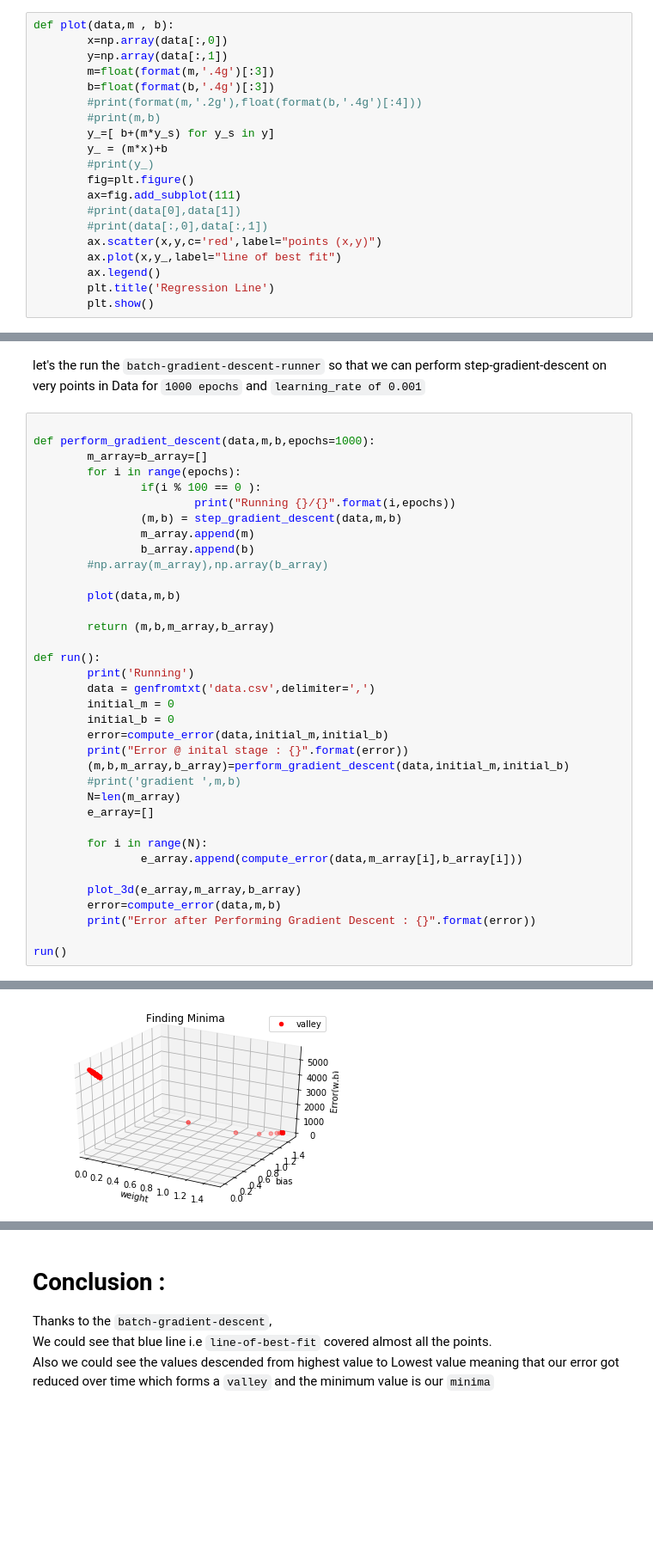
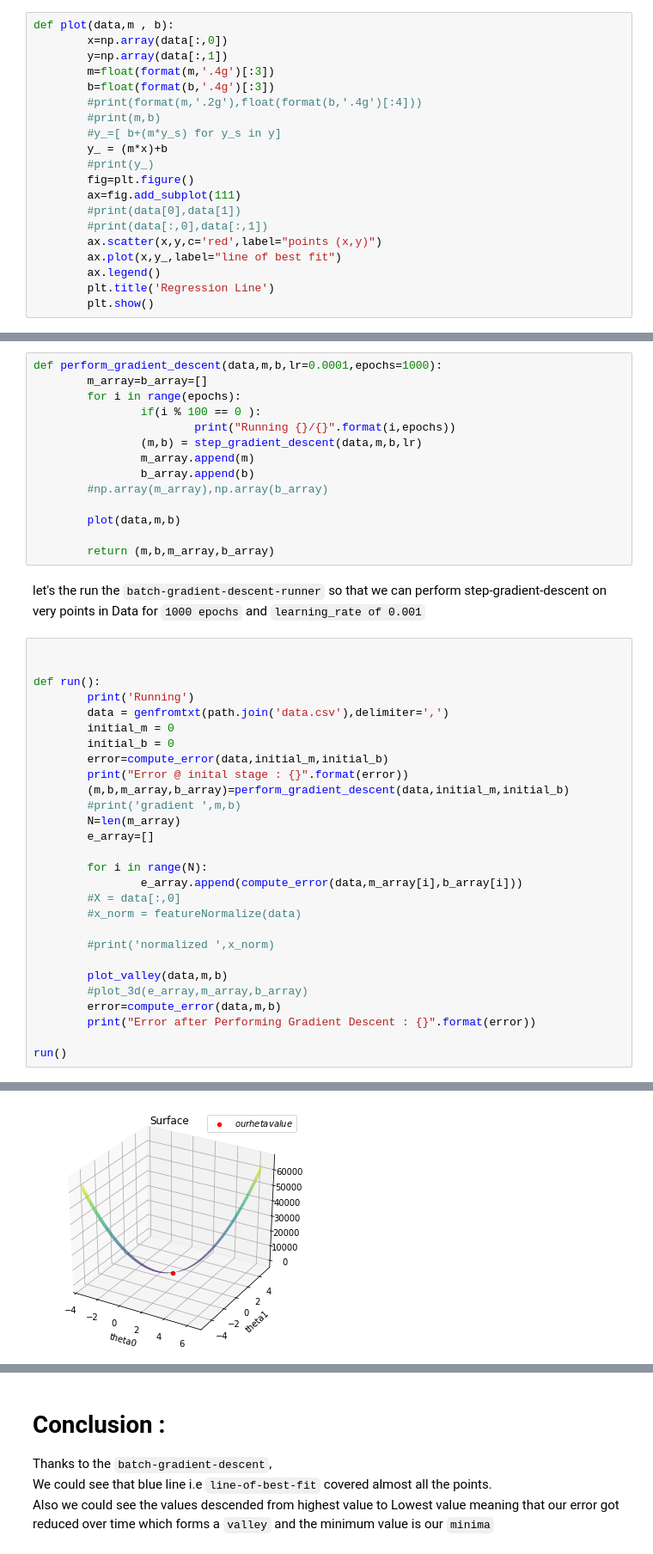
Before and after one commit to guruprasaad123/ml_for_life, a Jupyter notebook: from_scratch/gradient-descent/batch-gradient-descent.ipynb, the cells around one changed output, grey strips where cells are left out. Shown at 86% size. Drawn from its saved outputs; the diff is of its cells as text; blank space fills up the shorter version.

```diff
--- a/from_scratch/gradient-descent/batch-gradient-descent.ipynb
+++ b/from_scratch/gradient-descent/batch-gradient-descent.ipynb
@@ -54,7 +64,7 @@ def plot(data,m , b):
         b=float(format(b,'.4g')[:3])
         #print(format(m,'.2g'),float(format(b,'.4g')[:4]))
         #print(m,b)
-        y_=[ b+(m*y_s) for y_s in y]
+        #y_=[ b+(m*y_s) for y_s in y]
         y_ = (m*x)+b
         #print(y_)
         fig=plt.figure()
@@ -85,24 +148,25 @@ def plot_3d(error,m,b):
+# %%
+def perform_gradient_descent(data,m,b,lr=0.0001,epochs=1000):
+        m_array=b_array=[]
+        for i in range(epochs):
+                if(i % 100 == 0 ):
+                        print("Running {}/{}".format(i,epochs))
+                (m,b) = step_gradient_descent(data,m,b,lr)
+                m_array.append(m)
+                b_array.append(b)
+        #np.array(m_array),np.array(b_array)
+
+        plot(data,m,b)
+
+        return (m,b,m_array,b_array)
 # %% [markdown]
 let's the run the `batch-gradient-descent-runner` so that we can perform step-gradient-descent on very points in Data for `1000 epochs` and `learning_rate of 0.001`
 # %%
 
-def perform_gradient_descent(data,m,b,epochs=1000):
-        m_array=b_array=[]
-        for i in range(epochs):
-                if(i % 100 == 0 ):
-                        print("Running {}/{}".format(i,epochs))
-                (m,b) = step_gradient_descent(data,m,b)
-                m_array.append(m)
-                b_array.append(b)
-        #np.array(m_array),np.array(b_array)
-
-        plot(data,m,b)
-
-        return (m,b,m_array,b_array)
 
 def run():
         print('Running')
-        data = genfromtxt('data.csv',delimiter=',')
+        data = genfromtxt(path.join('data.csv'),delimiter=',')
         initial_m = 0
         initial_b = 0
         error=compute_error(data,initial_m,initial_b)
@@ -114,8 +178,13 @@ def run():
 
         for i in range(N):
                 e_array.append(compute_error(data,m_array[i],b_array[i]))
+        #X = data[:,0]
+        #x_norm = featureNormalize(data)
 
-        plot_3d(e_array,m_array,b_array)
+        #print('normalized ',x_norm)
+
+        plot_valley(data,m,b)
+        #plot_3d(e_array,m_array,b_array)
         error=compute_error(data,m,b)
         print("Error after Performing Gradient Descent : {}".format(error))
 
@@ -137 +208 @@ Running 900/1000
-[figure, old version]
+[figure, new version]
```
Also changed, not shown: parts of 15 cells of this notebook, 5 other files.
